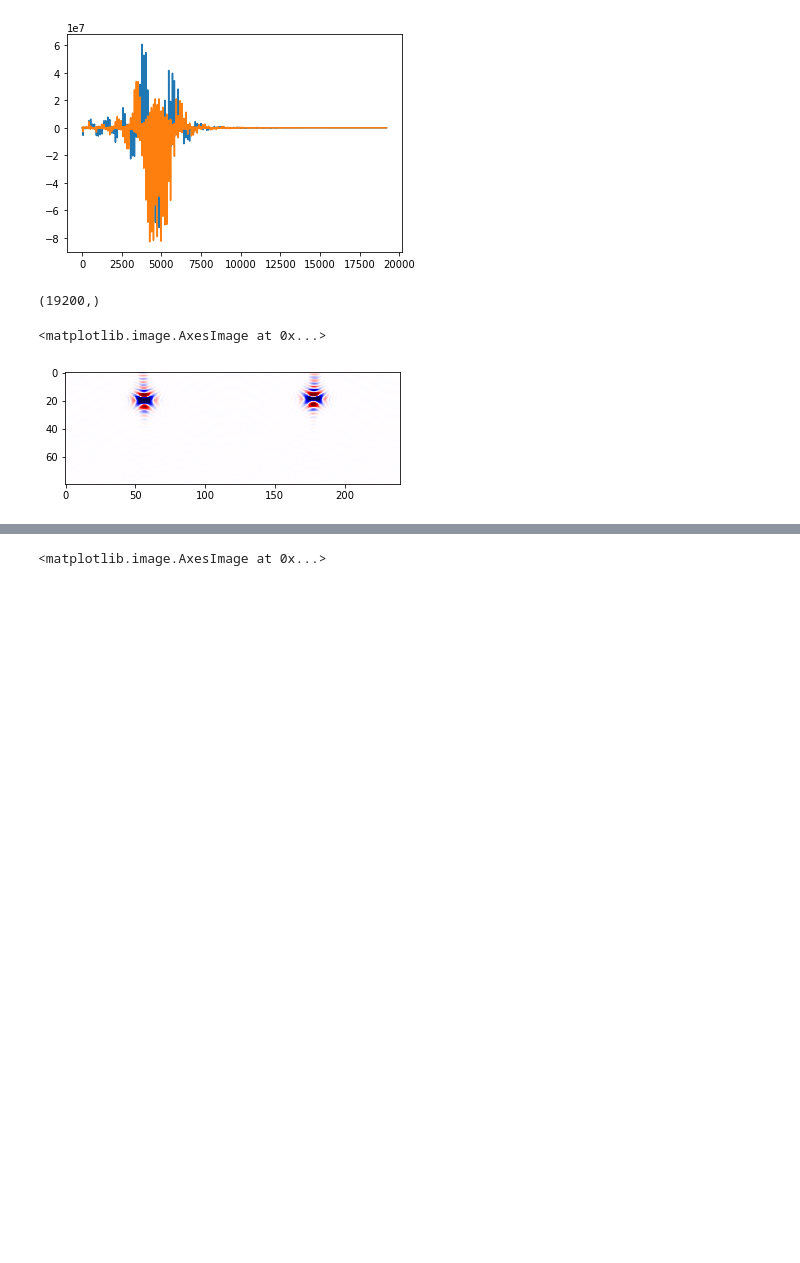
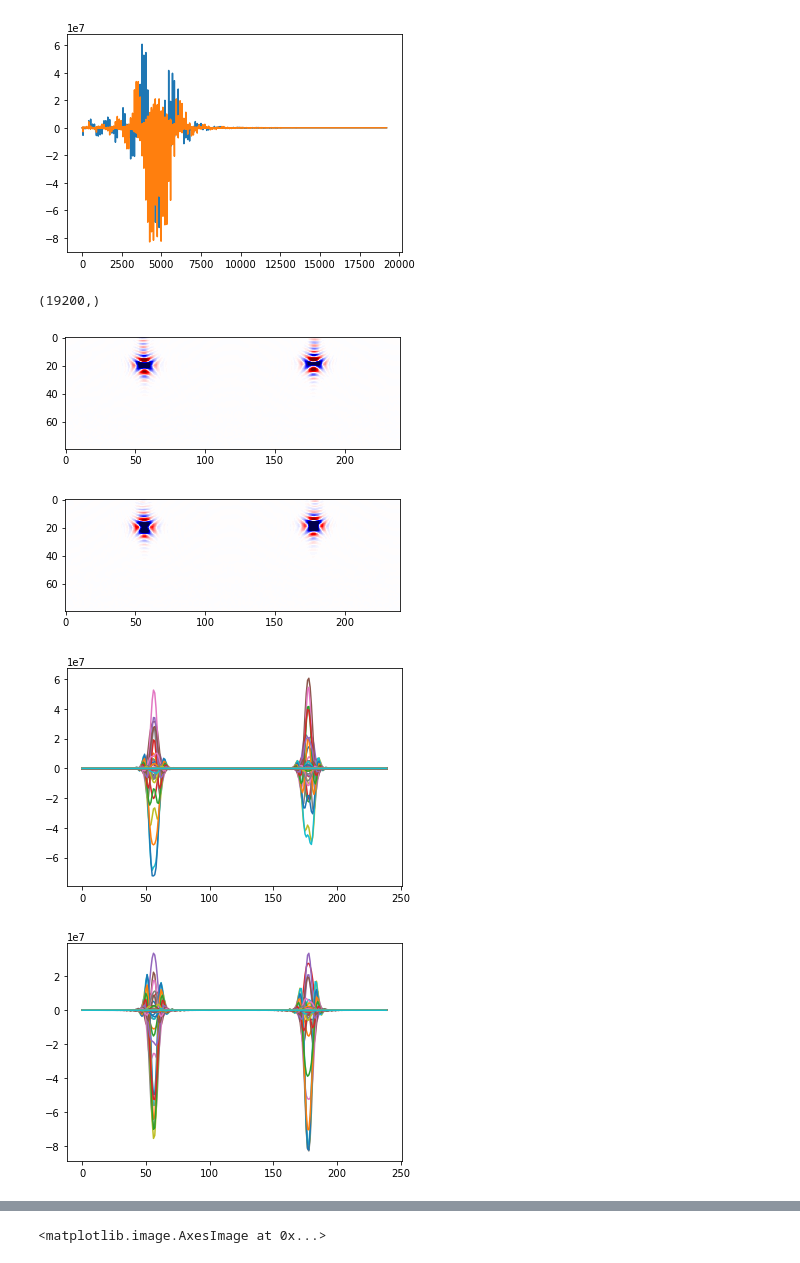
Before and after one commit to Xiao-JI-94158/BrukerParaVisionPostProcessing, a Jupyter notebook: EpiFidReader.ipynb, the cells around one changed output, grey strips where cells are left out. Cells and saved outputs as stored; diff of their text form; code cells hidden in the pictures; blank space fills up the shorter version.

```diff
--- a/EpiFidReader.ipynb
+++ b/EpiFidReader.ipynb
@@ -32,7 +44,21 @@ np.shape(spsp_epi.fid['deserialized'])
 # %%
 reformatted_fid_2d = np.reshape(spsp_epi.fid['deserialized'], (spsp_epi._exp_data_dim_dict['dim_k_raw_ph'],-1))
 
+plt.figure()
 plt.imshow(np.real(reformatted_fid_2d), cmap="seismic", vmin=-1*2**25, vmax=2**25)
+
+plt.figure()
+plt.imshow(np.imag(reformatted_fid_2d), cmap="seismic", vmin=-1*2**25, vmax=2**25)
+
+plt.figure()
+for line in reformatted_fid_2d:
+    plt.plot(np.real(line))
+
+plt.figure()
+for line in reformatted_fid_2d:
+    plt.plot(np.imag(line))
 # %% [output]
-<matplotlib.image.AxesImage at 0x...>
 [figure]
+[figure, added]
+[figure, added]
+[figure, added]
```
Also changed, not shown: parts of 22 cells of this notebook.
